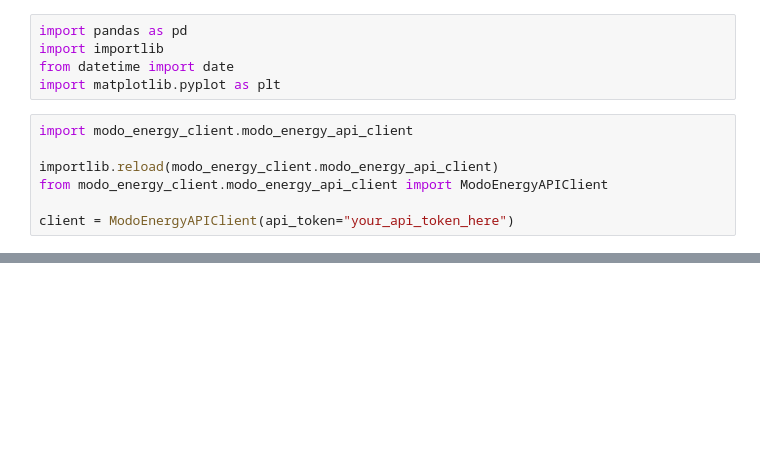
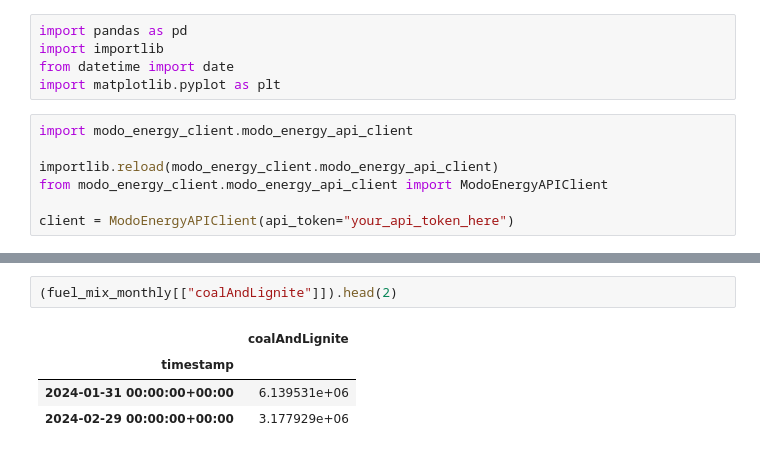
Before and after one commit to andrewkittredge/mode_energy, a Jupyter notebook: ERCOT_BESS.ipynb, the cells around one changed output, grey strips where cells are left out. Drawn from its saved outputs; the diff is of its cells as text; blank space fills up the shorter version.

```diff
--- a/ERCOT_BESS.ipynb
+++ b/ERCOT_BESS.ipynb
@@ -26 +58,8 @@ dtype: object
+# %%
+(fuel_mix_monthly[["coalAndLignite"]]).head(2)
+# %% [output]
+|  | coalAndLignite |
+| timestamp |  |
+| 2024-01-31 00:00:00+00:00 | 6.139531e+06 |
+| 2024-02-29 00:00:00+00:00 | 3.177929e+06 |
 # %%
```
Also changed, not shown: parts of 9 cells of this notebook, 2 other files.
